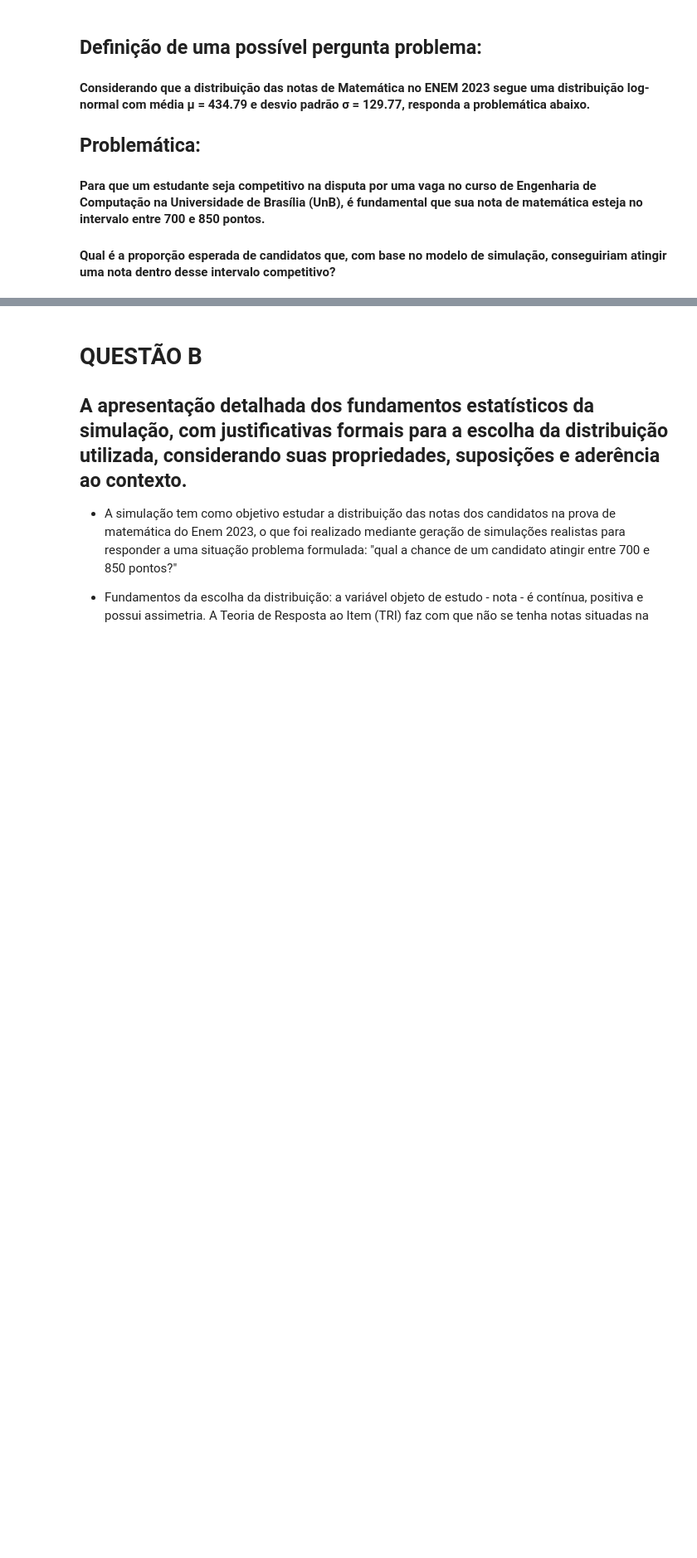
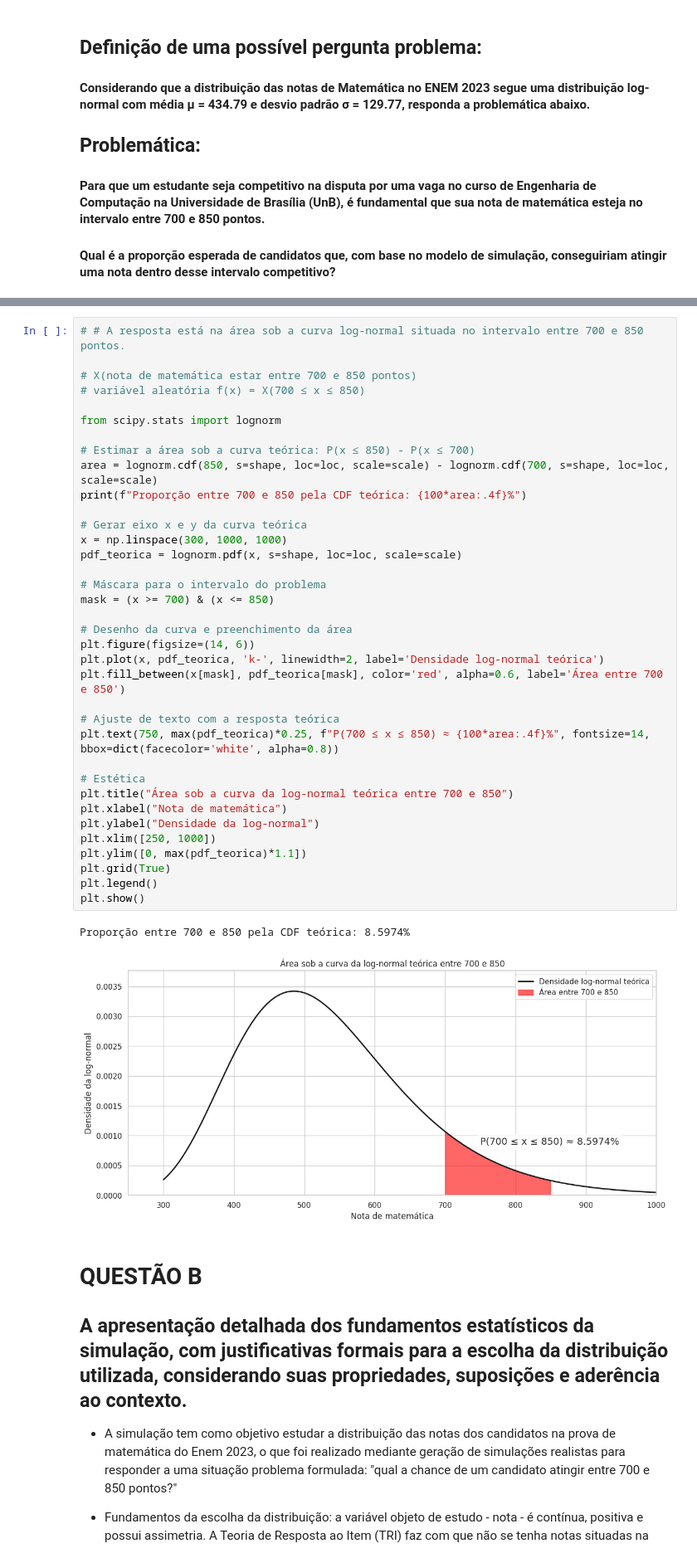
Before and after one commit to gustavo-plc/PyStatistics, a Jupyter notebook: AEDI.ipynb, the cells around one changed output, grey strips where cells are left out. Shown at 83% size. Cells and saved outputs as stored; diff of their text form; blank space fills up the shorter version.

```diff
--- a/AEDI.ipynb
+++ b/AEDI.ipynb
@@ -205,3 +133,42 @@ plt.show()
+# %%
+# # A resposta está na área sob a curva log-normal situada no intervalo entre 700 e 850 pontos.
+
+# X(nota de matemática estar entre 700 e 850 pontos)
+# variável aleatória f(x) = X(700 ≤ x ≤ 850)
+
+from scipy.stats import lognorm
+
+# Estimar a área sob a curva teórica: P(x ≤ 850) - P(x ≤ 700)
+area = lognorm.cdf(850, s=shape, loc=loc, scale=scale) - lognorm.cdf(700, s=shape, loc=loc, scale=scale)
+print(f"Proporção entre 700 e 850 pela CDF teórica: {100*area:.4f}%")
+
+# Gerar eixo x e y da curva teórica
+x = np.linspace(300, 1000, 1000)
+pdf_teorica = lognorm.pdf(x, s=shape, loc=loc, scale=scale)
+
+# Máscara para o intervalo do problema
+mask = (x >= 700) & (x <= 850)
+
+# Desenho da curva e preenchimento da área
+plt.figure(figsize=(14, 6))
+plt.plot(x, pdf_teorica, 'k-', linewidth=2, label='Densidade log-normal teórica')
+plt.fill_between(x[mask], pdf_teorica[mask], color='red', alpha=0.6, label='Área entre 700 e 850')
+
+# Ajuste de texto com a resposta teórica
+plt.text(750, max(pdf_teorica)*0.25, f"P(700 ≤ x ≤ 850) ≈ {100*area:.4f}%", fontsize=14, bbox=dict(facecolor='white', alpha=0.8))
+
+# Estética
+plt.title("Área sob a curva da log-normal teórica entre 700 e 850")
+plt.xlabel("Nota de matemática")
+plt.ylabel("Densidade da log-normal")
+plt.xlim([250, 1000])
+plt.ylim([0, max(pdf_teorica)*1.1])
+plt.grid(True)
+plt.legend()
+plt.show()
+# %% [output]
+Proporção entre 700 e 850 pela CDF teórica: 8.5974%
+[figure, added]
 # %% [markdown]
 # QUESTÃO B
 
```
Also changed, not shown: parts of 2 cells of this notebook.
